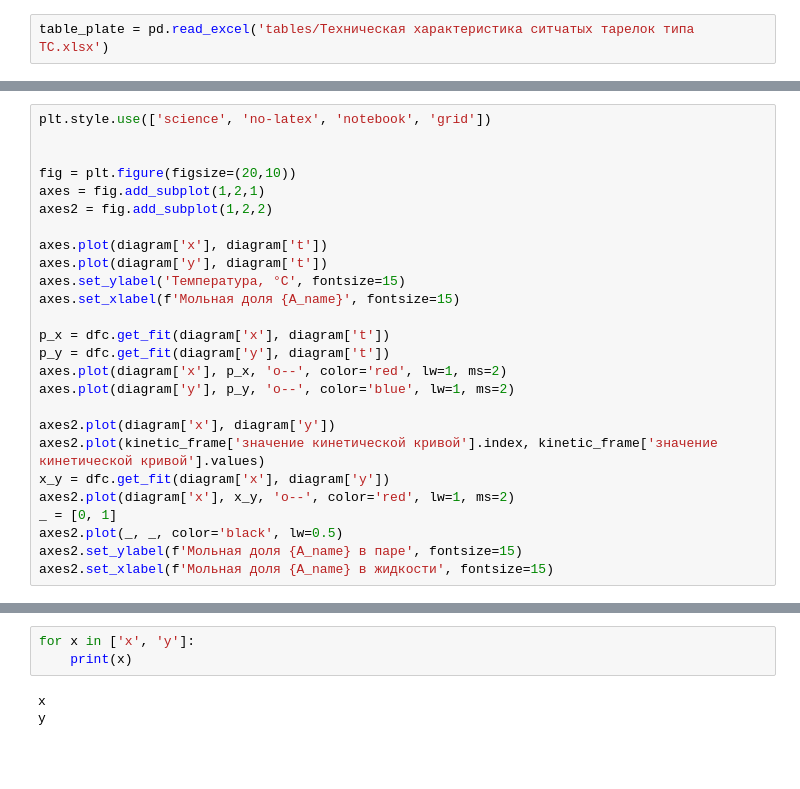
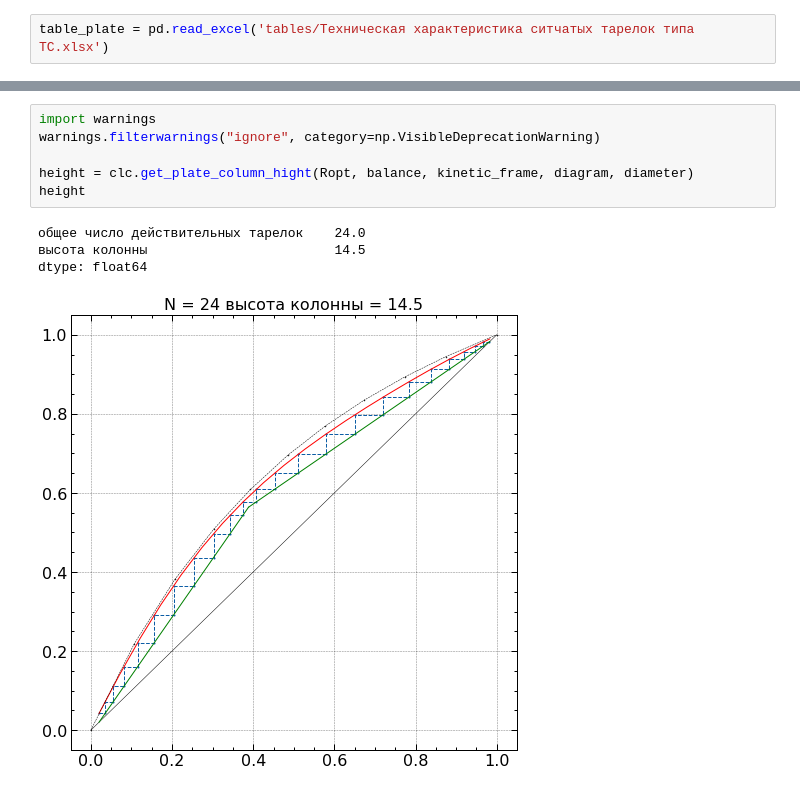
Before and after one commit to kdavjd/rectification_project, a Jupyter notebook: plate_column.ipynb, the cells around one changed output, grey strips where cells are left out. Drawn from its saved outputs; the diff is of its cells as text; blank space fills up the shorter version.

```diff
--- a/plate_column.ipynb
+++ b/plate_column.ipynb
@@ -343,29 +403,3 @@ kinetic_frame
 | 0.881624 | 0.034947 | 0.467372 | 1.098643 | 0.666677 | 0.584458 | ... |
 | 0.932309 | 0.035247 | 0.439382 | 1.108068 | 0.669804 | 0.561405 | ... |
 | 0.982993 | 0.035520 | 0.414330 | 1.116642 | 0.672623 | 0.540585 | ... |
-# %%
-plt.style.use(['science', 'no-latex', 'notebook', 'grid'])
-
-
-fig = plt.figure(figsize=(20,10))
-axes = fig.add_subplot(1,2,1)
-axes2 = fig.add_subplot(1,2,2)
-
-axes.plot(diagram['x'], diagram['t'])
-axes.plot(diagram['y'], diagram['t'])
-axes.set_ylabel('Температура, °С', fontsize=15)
-axes.set_xlabel(f'Мольная доля {A_name}', fontsize=15)
-
-p_x = dfс.get_fit(diagram['x'], diagram['t'])
-p_y = dfс.get_fit(diagram['y'], diagram['t'])
-axes.plot(diagram['x'], p_x, 'o--', color='red', lw=1, ms=2)
-axes.plot(diagram['y'], p_y, 'o--', color='blue', lw=1, ms=2)
-
-axes2.plot(diagram['x'], diagram['y'])
-axes2.plot(kinetic_frame['значение кинетической кривой'].index, kinetic_frame['значение кинетической кривой'].values)
-x_y = dfс.get_fit(diagram['x'], diagram['y'])
-axes2.plot(diagram['x'], x_y, 'o--', color='red', lw=1, ms=2)
-_ = [0, 1]
-axes2.plot(_, _, color='black', lw=0.5)
-axes2.set_ylabel(f'Мольная доля {A_name} в паре', fontsize=15)
-axes2.set_xlabel(f'Мольная доля {A_name} в жидкости', fontsize=15)
@@ -458,6 +406,11 @@ get_kinematic_stairs()
-# %%
-for x in ['x', 'y']:
-    print(x)
-# %% [output]
-x
-y
+# %%
+import warnings
+warnings.filterwarnings("ignore", category=np.VisibleDeprecationWarning)
+
+height = clc.get_plate_column_hight(Ropt, balance, kinetic_frame, diagram, diameter)
+height
+# %% [output]
+общее число действительных тарелок    24.0
+высота колонны                        14.5
+dtype: float64
+[figure, added]
```
Also changed, not shown: parts of 35 cells of this notebook, 4 other files.
